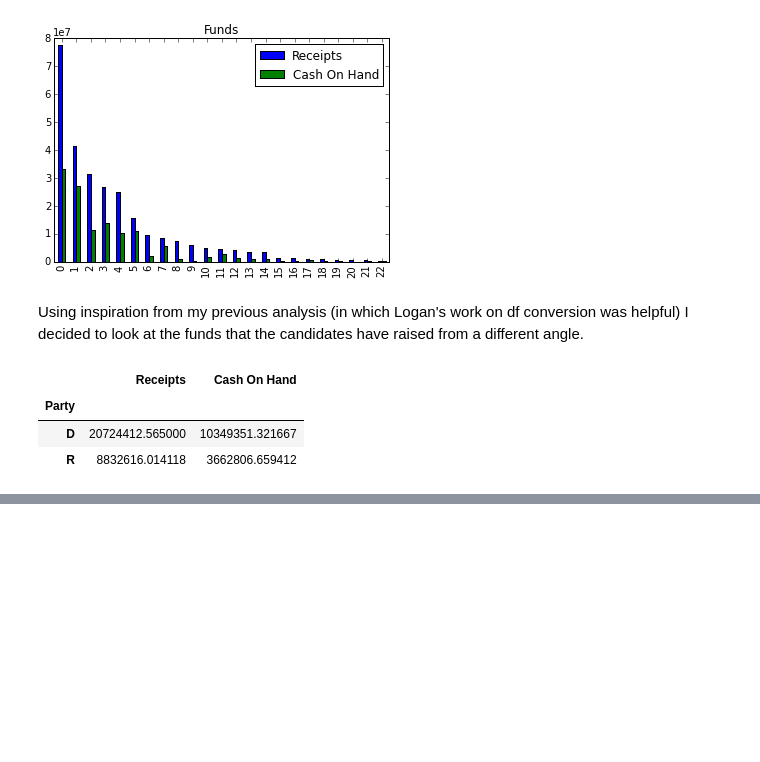
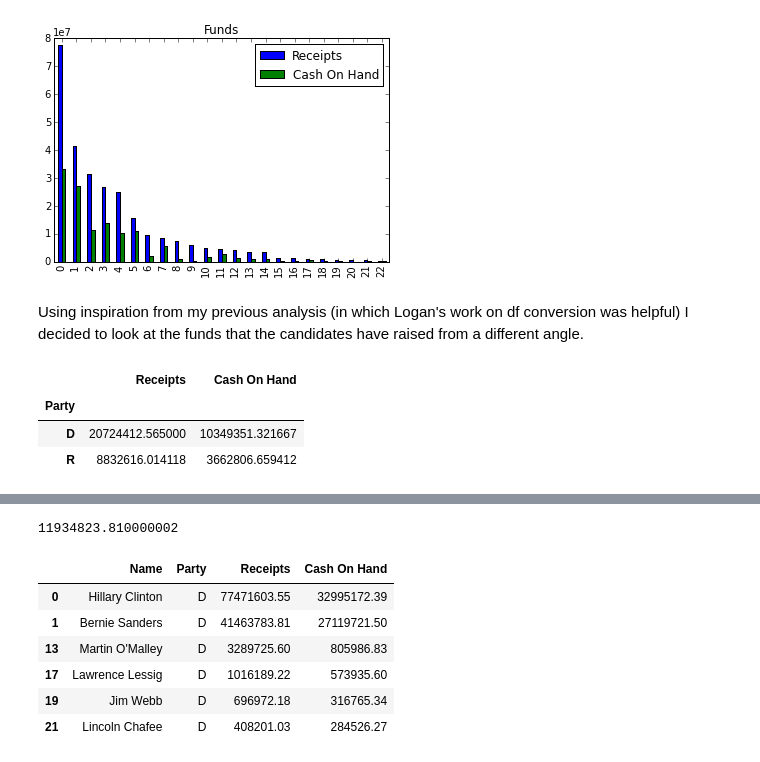
Before and after one commit to Synch1216/final, a Jupyter notebook: thefinalproject.ipynb, the cells around one changed output, grey strips where cells are left out. Saved outputs shown, nothing was run; the diff lists cells and outputs as text; code cells hidden in the pictures; blank space fills up the shorter version.

```diff
--- a/thefinalproject.ipynb
+++ b/thefinalproject.ipynb
@@ -85,0 +83,15 @@ compare
+# %%
+df['Receipts'].mean()
+# %% [output]
+11934823.810000002
+# %%
+dems= df.groupby('Party').get_group(('D'))
+dems
+# %% [output]
+|  | Name | Party | Receipts | Cash On Hand |
+| 0 | Hillary Clinton | D | 77471603.55 | 32995172.39 |
+| 1 | Bernie Sanders | D | 41463783.81 | 27119721.50 |
+| 13 | Martin O'Malley | D | 3289725.60 | 805986.83 |
+| 17 | Lawrence Lessig | D | 1016189.22 | 573935.60 |
+| 19 | Jim Webb | D | 696972.18 | 316765.34 |
+| 21 | Lincoln Chafee | D | 408201.03 | 284526.27 |
```
Also changed, not shown: parts of 2 cells of this notebook.
